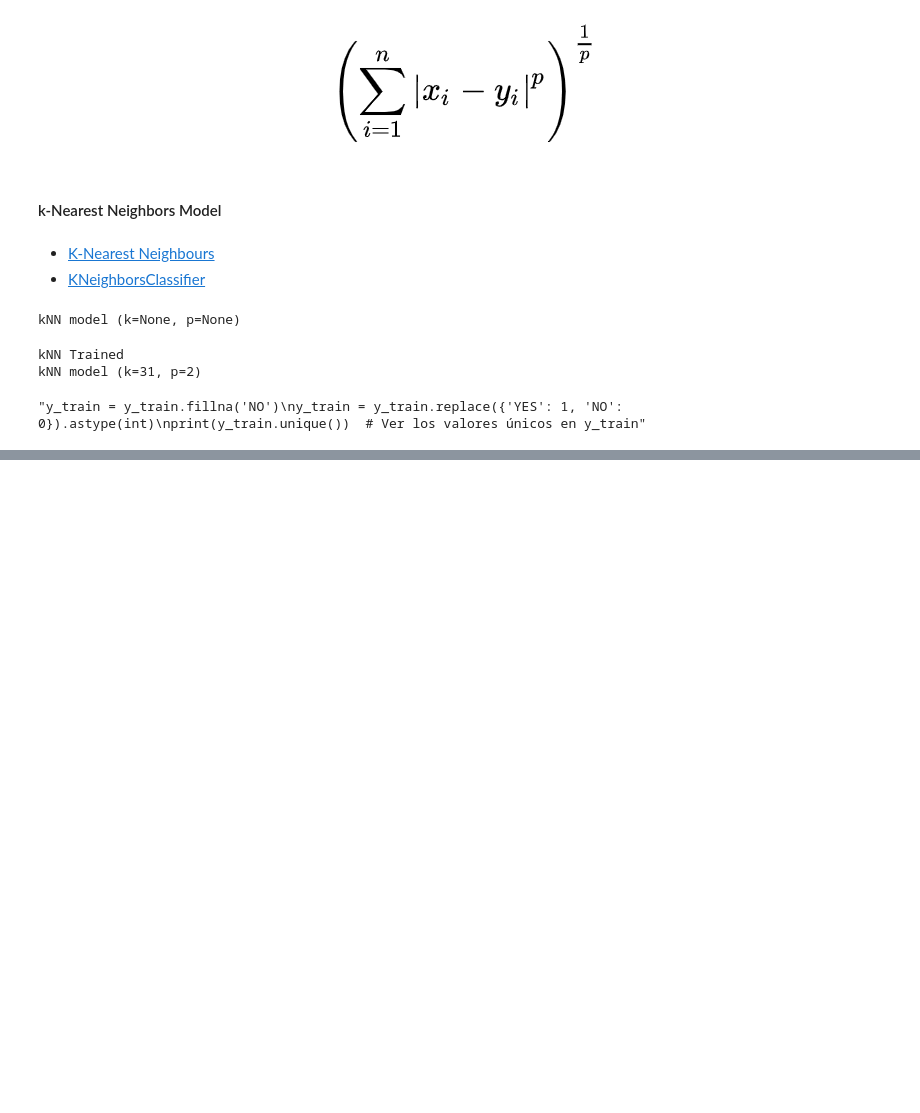
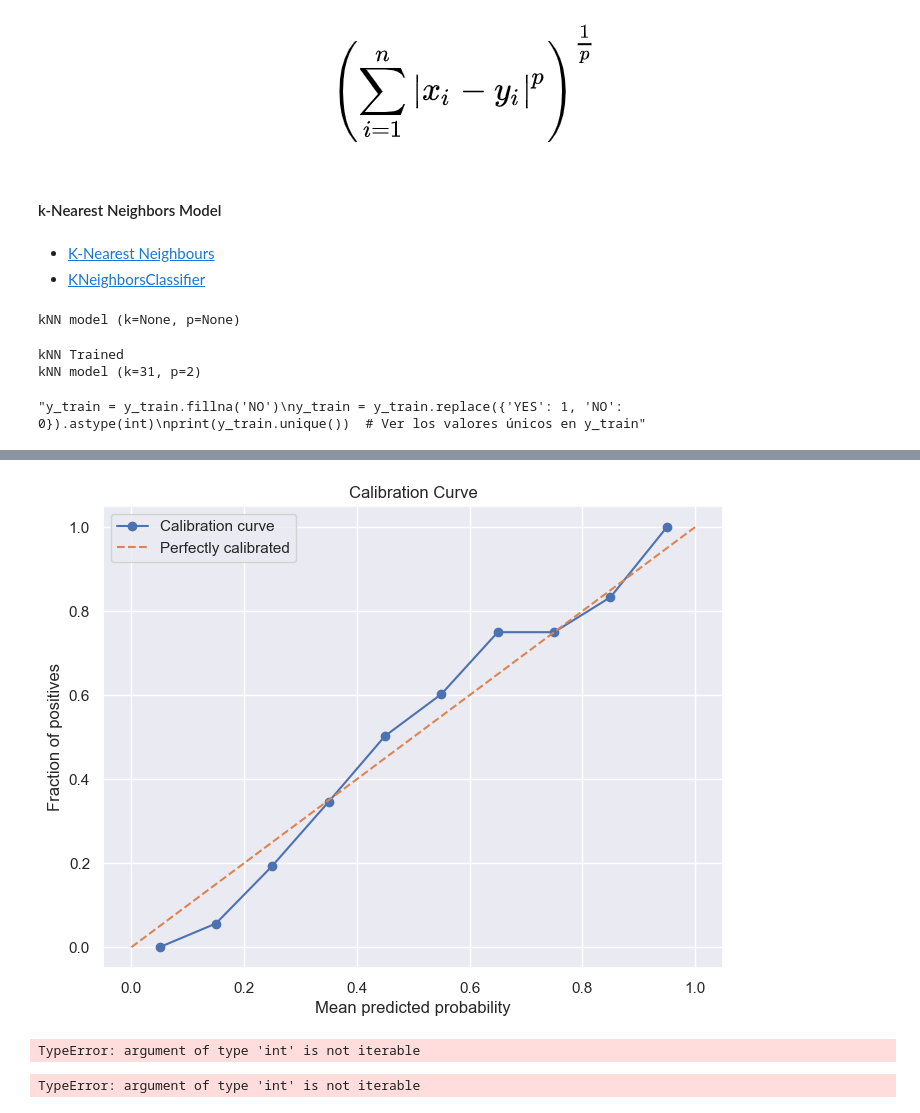
Before and after one commit to ICAI-IMAT-ML/p2-2-202307302, a Jupyter notebook: notebook/Lab_2_2_kNN.ipynb, the cells around one changed output, grey strips where cells are left out. Drawn from its saved outputs; the diff is of its cells as text; code cells hidden in the pictures; blank space fills up the shorter version.

```diff
--- a/notebook/Lab_2_2_kNN.ipynb
+++ b/notebook/Lab_2_2_kNN.ipynb
@@ -96,6 +103,70 @@ evaluate_classification_metrics(y_test, knn_fit.predict(X_test[INPUTS_KNN].value
 # %%
 probs = knn_fit.predict_proba(X_train.values)
+# %%
+def plot_calibration_curve(y_true, y_probs, positive_label, n_bins=10):
+    """
+    Plot a calibration curve to evaluate the accuracy of predicted probabilities.
+
+    This function creates a plot that compares the mean predicted probabilities
+    in each bin with the fraction of positives (true outcomes) in that bin.
+    This helps assess how well the probabilities are calibrated.
+
+    Args:
+        y_true (array-like): True labels of the data. Can be binary or categorical.
+        y_probs (array-like): Predicted probabilities for the positive class (positive_label).
+                            Expected values are in the range [0, 1].
+        positive_label (int or str): The label that is considered the positive class.
+                                    This is used to map categorical labels to binary outcomes.
+        n_bins (int, optional): Number of bins to use for grouping predicted probabilities.
+                                Defaults to 10. Bins are equally spaced in the range [0, 1].
+
+    Returns:
+        dict: A dictionary with the following keys:
+            - "bin_centers": Array of the center values of each bin.
+            - "true_proportions": Array of the fraction of positives in each bin
+
+    """
+    y_true_mapped = np.array([1 if label == positive_label else 0 for label in y_true])
+
+    # Initialize bins and counts
+    bin_counts = [0] * n_bins
+    true_counts = [0] * n_bins
+    bin_centers = [(i + 0.5) / n_bins for i in range(n_bins)]
+
+    # Assign probabilities to bins
+    for i in range(len(y_true_mapped)):
+        true = y_true_mapped[i]
+        prob = y_probs[i]
+        bin_index = int(prob * n_bins)
+        if bin_index == n_bins:  # Handle the edge case where prob == 1
+            bin_index = n_bins - 1
+        bin_counts[bin_index] += 1
+        true_counts[bin_index] += true
+
+    # Calculate true proportions
+    true_proportions = [
+        true_counts[i] / bin_counts[i] if bin_counts[i] > 0 else 0
+        for i in range(n_bins)]
+
+    # Plot the calibration curve
+    plt.figure(figsize=(8, 6))
+    plt.plot(bin_centers, true_proportions, marker='o', linestyle='-', label='Calibration curve')
+    plt.plot([0, 1], [0, 1], linestyle='--', label='Perfectly calibrated')
+    plt.xlabel('Mean predicted probability')
+    plt.ylabel('Fraction of positives')
+    plt.title('Calibration Curve')
+    plt.legend()
+    plt.show()
+
+    return {"bin_centers": bin_centers, "true_proportions": true_proportions}
+calibration_curve = plot_calibration_curve(y_train.values, probs[:,1], 1)
+# %% [output]
+[figure, added]
 # %%
-calibration_curve = plot_calibration_curve(y_train.values, probs[:,1], 'YES')
+probability_histograms = plot_probability_histograms(y_train.values, probs[:,1], 1)
+# %% [output]
+TypeError: argument of type 'int' is not iterable
 # %%
-probability_histograms = plot_probability_histograms(y_train.values, probs[:,1], 'YES')
+roc_curve = plot_roc_curve(y_train.values, probs[:,1], 1)
+# %% [output]
+TypeError: argument of type 'int' is not iterable
```
Also changed, not shown: parts of 4 cells of this notebook, 3 other files.
